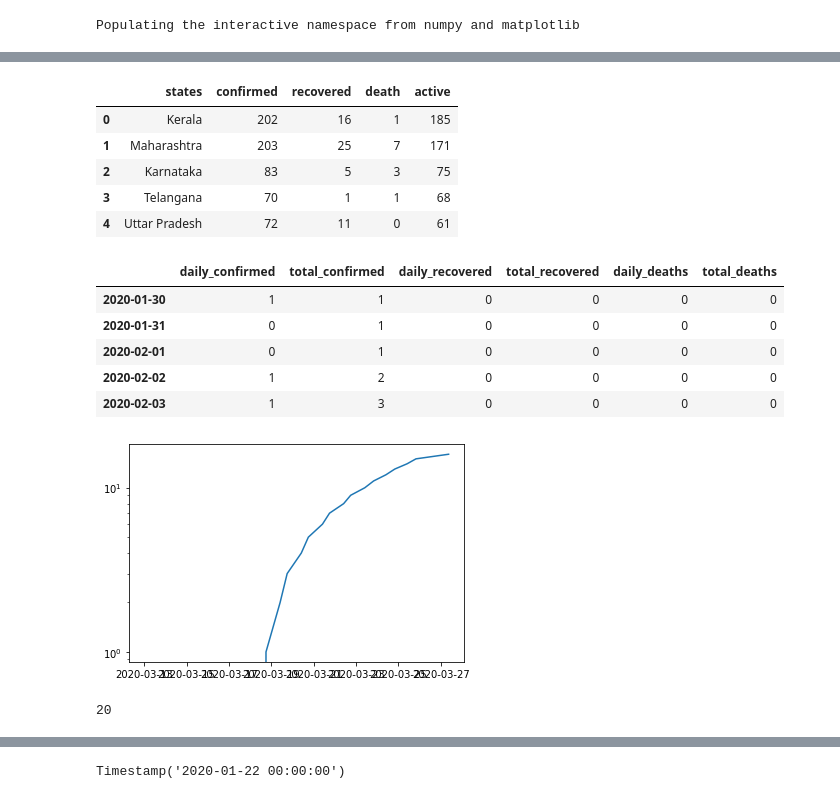
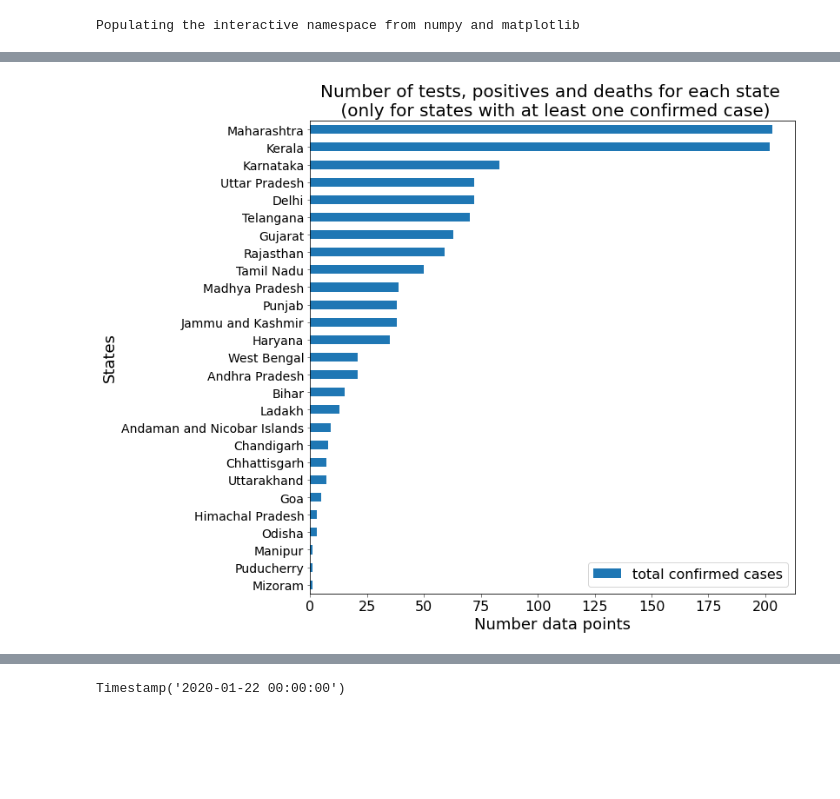
Before and after one commit to ahmadryan/covid19, a Jupyter notebook: coronavirus_quick_model2.ipynb, the cells around one changed output, grey strips where cells are left out. Drawn from its saved outputs; the diff is of its cells as text; code cells hidden in the pictures; blank space fills up the shorter version.

```diff
--- a/coronavirus_quick_model2.ipynb
+++ b/coronavirus_quick_model2.ipynb
@@ -56,0 +157,16 @@ df['npatients'] = india_data[0]['Unnamed: 1'][2:idx[-1]+3].values
+# %%
+# Statewise tests
+
+df_swt = pd.DataFrame( )
+ind = 7
+df_swt['states'] = india_data[ind]['Unnamed: 1'][3:].values
+df_swt['total_tests'] = india_data[ind]['Unnamed: 2'][3:].values
+df_swt['total_positive'] = india_data[ind]['Unnamed: 3'][3:].values
+df_swt['total_negative'] = india_data[ind]['Unnamed: 4'][3:].values
+df_swt['total_unconfirmed'] = india_data[ind]['Unnamed: 5'][3:].values
+
+#df_swt.dropna(inplace=True)
+for col in df_swt.columns[1:] :
+    df_swt[col] = df_swt[col].astype(float)
+
+df_swt.head()
@@ -56,0 +180,4 @@ df['npatients'] = india_data[0]['Unnamed: 1'][2:idx[-1]+3].values
+# %%
+# Merge the statewise cases and tests data
+df_swtn = pd.merge(df_sw, df_swt)
+df_swtn.head()
@@ -59,16 +197,0 @@ india_data[1]['Unnamed: 3'][2:].values
-# %%
-df_sw = pd.DataFrame( )
-ind = 2
-df_sw['states'] = india_data[ind]['Unnamed: 1'][3:].values
-df_sw['confirmed'] = india_data[ind]['Unnamed: 3'][3:].values
-df_sw['recovered'] = india_data[ind]['Unnamed: 4'][3:].values
-df_sw['death'] = india_data[ind]['Unnamed: 5'][3:].values
-df_sw['active'] = india_data[ind]['Unnamed: 6'][3:].values
-df_sw.head()
-# %% [output]
-|  | states | confirmed | recovered | death | active |
-| 0 | Kerala | 202 | 16 | 1 | 185 |
-| 1 | Maharashtra | 203 | 25 | 7 | 171 |
-| 2 | Karnataka | 83 | 5 | 3 | 75 |
-| 3 | Telangana | 70 | 1 | 1 | 68 |
-| 4 | Uttar Pradesh | 72 | 11 | 0 | 61 |
@@ -97,20 +198,23 @@ df_ts['total_deaths'] = india_data[4]['Unnamed: 7'][1:].values
-# %%
-df_ts.head()
-# %% [output]
-|  | daily_confirmed | total_confirmed | daily_recovered | total_recovered | daily_deaths | total_deaths |
-| 2020-01-30 | 1 | 1 | 0 | 0 | 0 | 0 |
-| 2020-01-31 | 0 | 1 | 0 | 0 | 0 | 0 |
-| 2020-02-01 | 0 | 1 | 0 | 0 | 0 | 0 |
-| 2020-02-02 | 1 | 2 | 0 | 0 | 0 | 0 |
-| 2020-02-03 | 1 | 3 | 0 | 0 | 0 | 0 |
-# %%
-df_ts.dropna(inplace=True)
-plt.figure()
-plt.plot( df_ts.index, df_ts.npositive)
-plt.yscale('log')
-# %% [output]
-[figure, removed]
-# %%
-len(dates)
-# %% [output]
-20
+# %%
+# Statewise number of cases
+
+fig, ax = pl.subplots(1, 1, figsize=(10,20))
+
+df_swtn[df_swtn.confirmed >0].sort_values(by="confirmed").set_index("states")[[
+     "confirmed"]].rename({"confirmed":"total confirmed cases"}, axis=1
+     ).plot( ax=ax, kind="barh", stacked=False, figsize=(10,10) )
+
+ax.get_xaxis().set_tick_params( which='both', direction='out',
+labelbottom=True, bottom=True, width=.5, labelsize=16, labelrotation=0 )
+
+ax.get_yaxis().set_tick_params( which='both', direction='out',
+labelbottom=True, bottom=True, width=.5, labelsize=14, labelrotation=0 )
+pl.title("Number of tests, positives and deaths " +
+         "for each state \n (only for states with at least one confirmed case)",
+         fontsize=20)
+ax.set_ylabel( 'States', fontsize=18)
+ax.set_xlabel('Number data points', fontsize=18)
+pl.legend(loc=4, fontsize=16)
+pl.xscale('linear')
+# %% [output]
+[figure, added]
```
Also changed, not shown: parts of 16 cells of this notebook.
